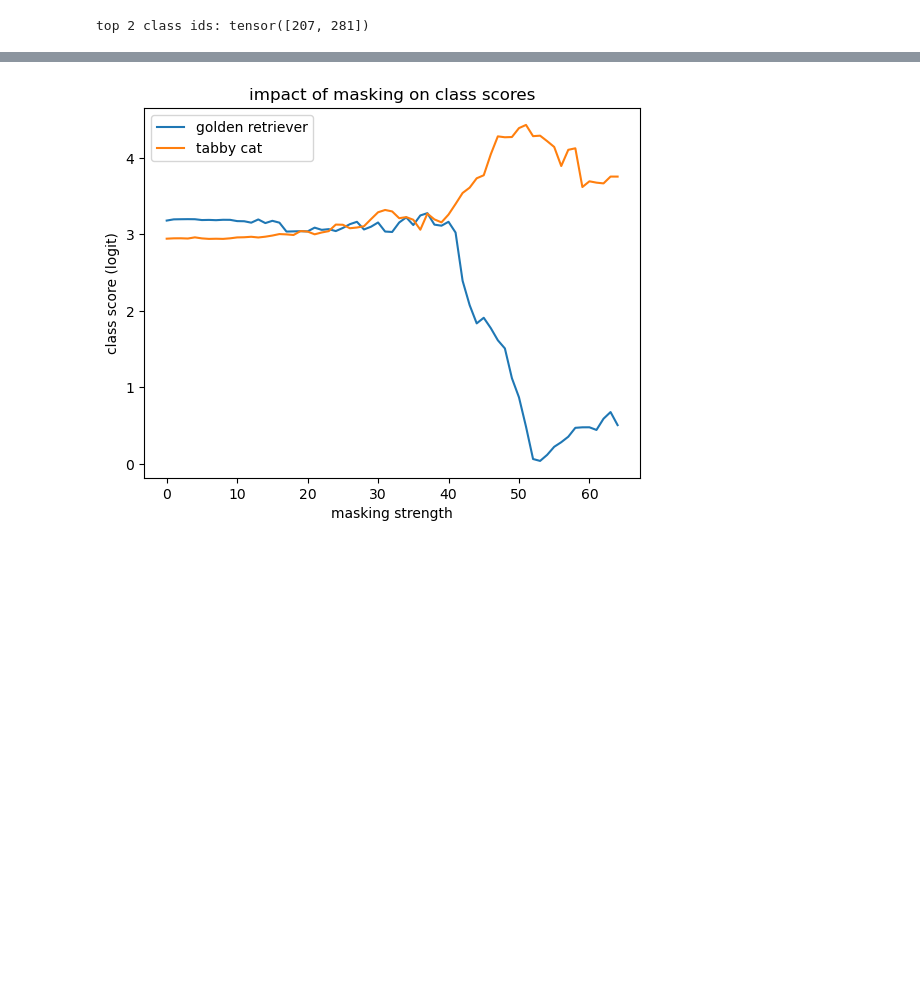
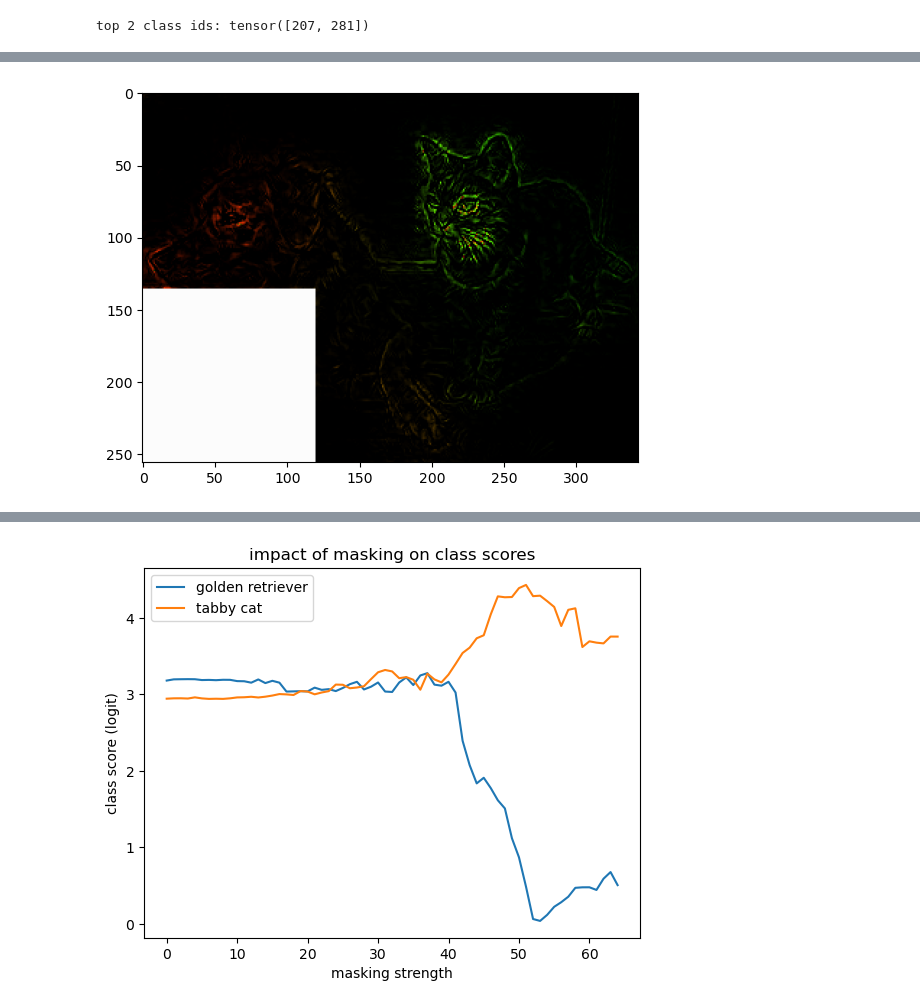
Before and after one commit to MilanKalkenings/small_machine_learning_projects, a Jupyter notebook: src/cam_smoothgrad_guided/cam_smoothgrad_guided.ipynb, the cells around one changed output, grey strips where cells are left out. Drawn from its saved outputs; the diff is of its cells as text; code cells hidden in the pictures; blank space fills up the shorter version.

```diff
--- a/src/cam_smoothgrad_guided/cam_smoothgrad_guided.ipynb
+++ b/src/cam_smoothgrad_guided/cam_smoothgrad_guided.ipynb
@@ -256,0 +253,5 @@ imageio.mimsave(masking_path + "/masking.gif", frames, duration=0.05)
+# %%
+plt.imshow(Image.open(frames_path + f"/iter_30.png"))
+plt.show()
+# %% [output]
+[figure, added]
```
Also changed, not shown: parts of 9 cells of this notebook.
